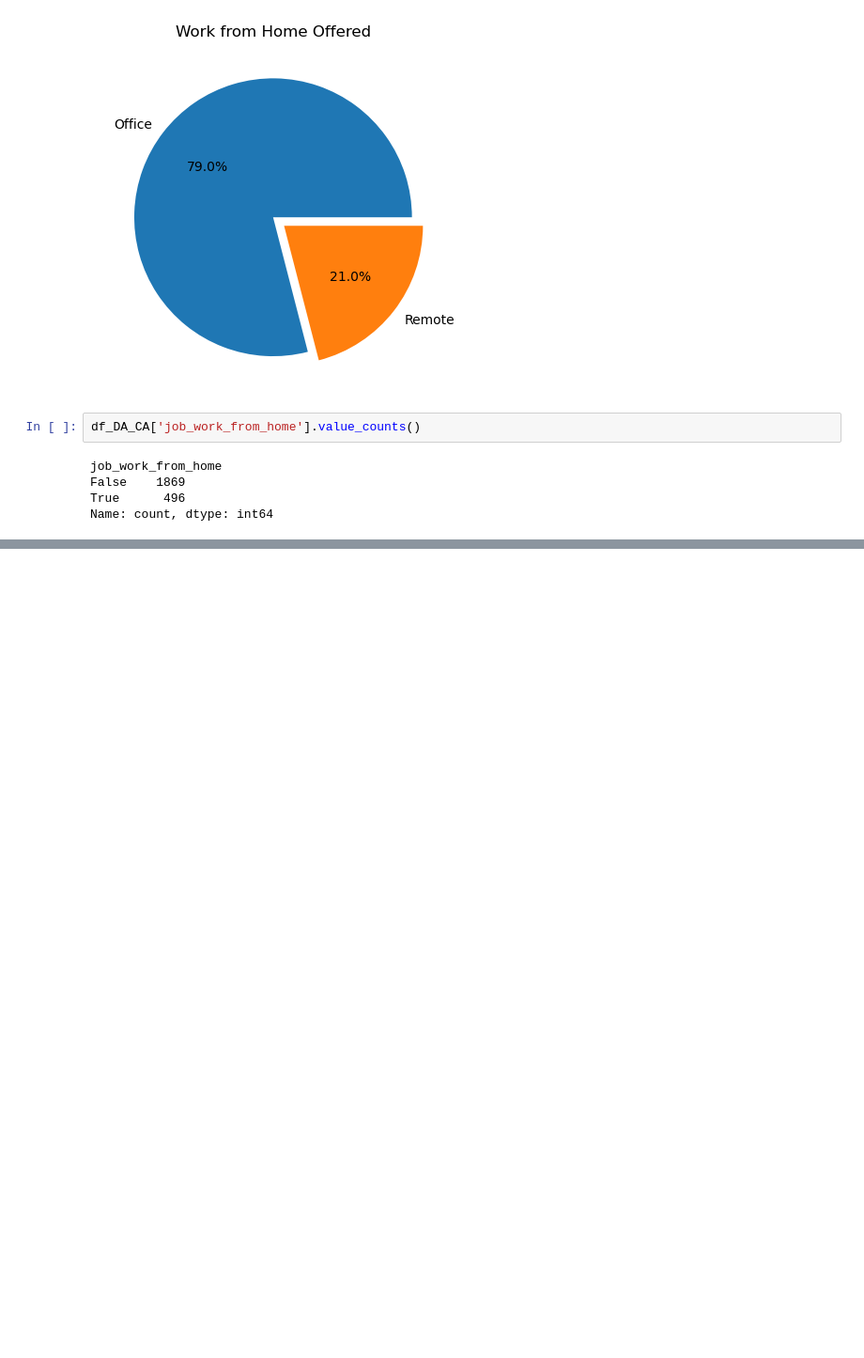
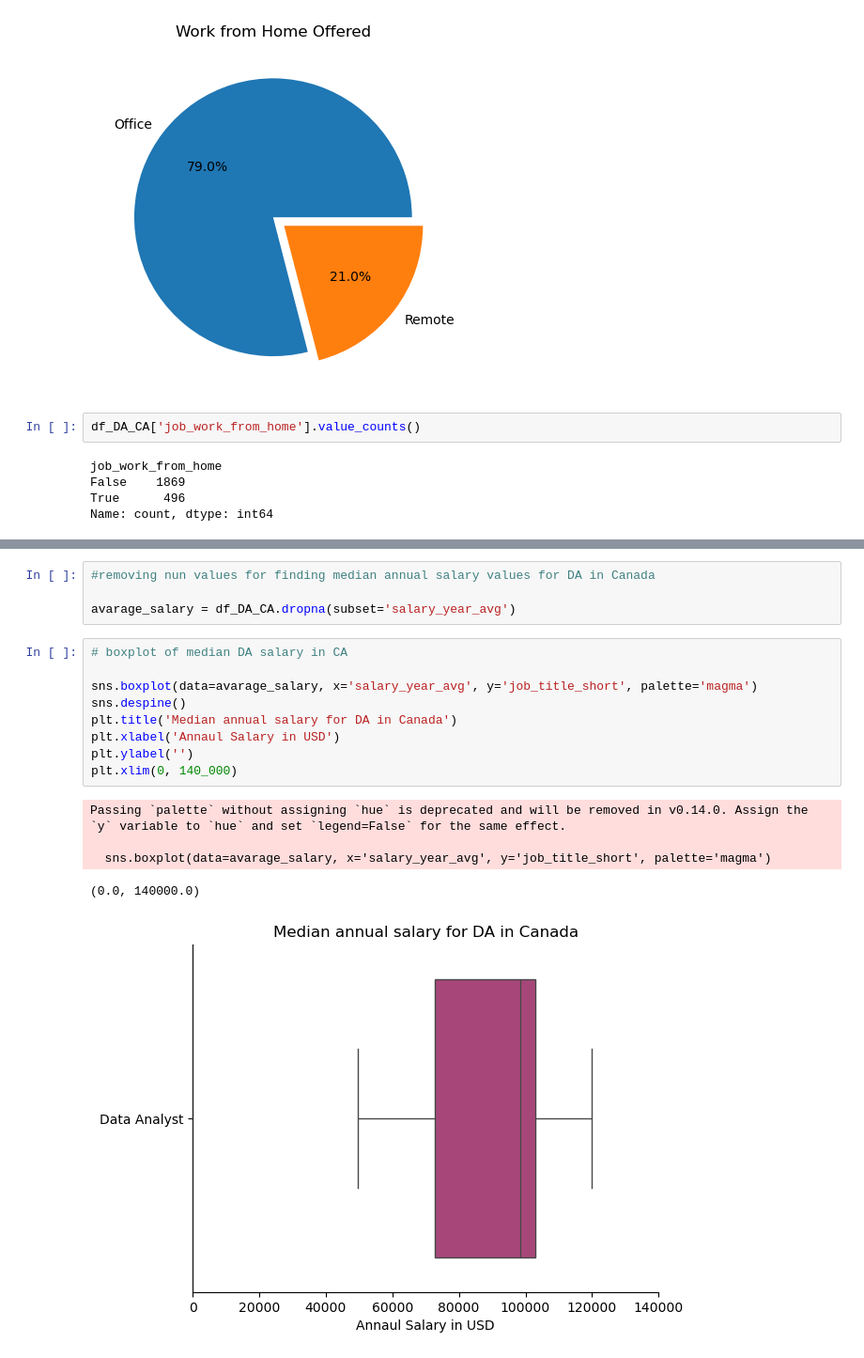
Before and after one commit to andrewhryn/Python_Files, a Jupyter notebook: 3_Project/1_Intro.ipynb, the cells around one changed output, grey strips where cells are left out. Shown at 94% size. Saved outputs shown, nothing was run; the diff lists cells and outputs as text; blank space fills up the shorter version.

```diff
--- a/3_Project/1_Intro.ipynb
+++ b/3_Project/1_Intro.ipynb
@@ -111,0 +118,19 @@ plt.ylabel('')
+# %%
+#removing nun values for finding median annual salary values for DA in Canada
+
+avarage_salary = df_DA_CA.dropna(subset='salary_year_avg')
+# %%
+# boxplot of median DA salary in CA
+
+sns.boxplot(data=avarage_salary, x='salary_year_avg', y='job_title_short', palette='magma')
+sns.despine()
+plt.title('Median annual salary for DA in Canada')
+plt.xlabel('Annaul Salary in USD')
+plt.ylabel('')
+plt.xlim(0, 140_000)
+# %% [output]
+Passing `palette` without assigning `hue` is deprecated and will be removed in v0.14.0. Assign the `y` variable to `hue` and set `legend=False` for the same effect.
+
+  sns.boxplot(data=avarage_salary, x='salary_year_avg', y='job_title_short', palette='magma')
+(0.0, 140000.0)
+[figure, added]
```
Also changed, not shown: parts of 1 cell of this notebook, 1 other file.
